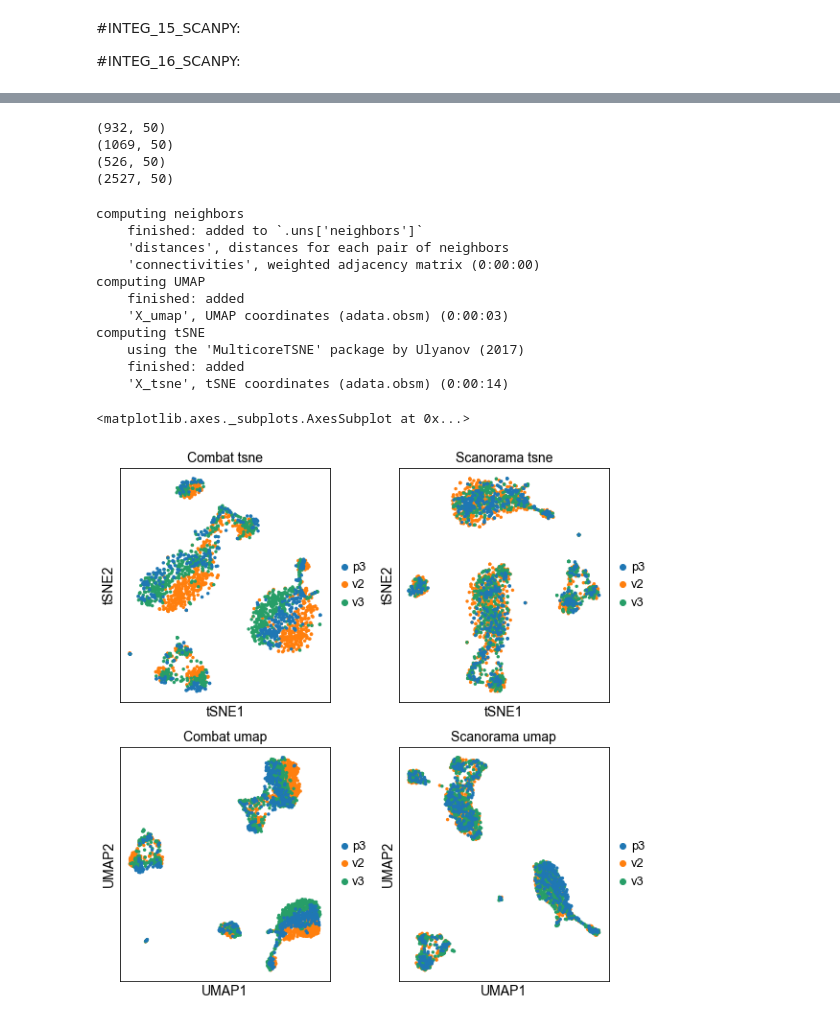
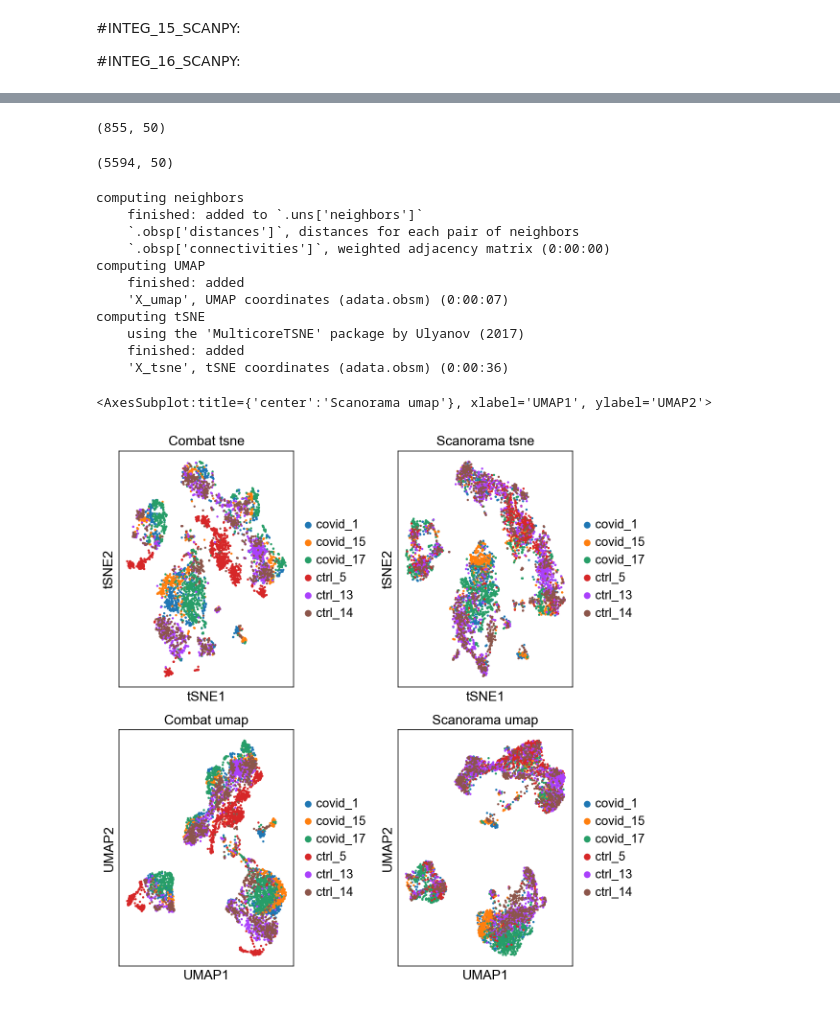
Before and after one commit to NBISweden/workshop-scRNAseq, a Jupyter notebook: labs/scanpy/scanpy_03_integration.ipynb, the cells around one changed output, grey strips where cells are left out. Saved outputs shown, nothing was run; the diff lists cells and outputs as text; code cells hidden in the pictures.

```diff
--- a/labs/scanpy/scanpy_03_integration.ipynb
+++ b/labs/scanpy/scanpy_03_integration.ipynb
@@ -21,7 +19,7 @@ scanpy==1.4.4.post1 anndata==0.6.22.post1 umap==0.3.7 numpy==1.17.3 scipy==1.3.1
 First need to load the QC filtered dataset and create individual adata objects per batch.
 # %%
 # Load the stored data object
-save_file = './data/scanpy_dr_3pbmc.h5ad'
+save_file = './data/results/scanpy_dr_covid.h5ad'
 adata = sc.read_h5ad(save_file)
 # %%
 print(adata.X.shape)
@@ -105,7 +106,7 @@ Overlap batch instersection and all: 0
 # %% [markdown]
 Select all genes that are variable in at least 2 datasets and use for remaining analysis.
 # %%
-var_select = adata2.var.highly_variable_nbatches > 1
+var_select = adata2.var.highly_variable_nbatches > 2
 var_genes = var_select.index[var_select]
 len(var_genes)
 # %% [output]
@@ -116,10 +117,10 @@ len(var_genes)
 First we need to create individual AnnData objects from each of the datasets.
 # %%
 # split per batch into new objects.
-batches = ['v2','v3','p3']
+batches = adata.obs['sample'].cat.categories.tolist()
 alldata = {}
 for batch in batches:
-    alldata[batch] = adata2[adata2.obs['lib_prep'] == batch,]
+    alldata[batch] = adata2[adata2.obs['sample'] == batch,]
 
 alldata
 # %% [output]
@@ -352,44 +370,44 @@ Processing datasets (0, 2)
+# %%
+#scanorama adds the corrected matrix to adata.obsm in each of the datasets in adatas.
+
+adatas[0].obsm['X_scanorama'].shape
+# %% [output]
+(855, 50)
 # %%
-# returns a list of 3 np.ndarrays with 50 columns.
+# Get all the integrated matrices.
+scanorama_int = [ad.obsm['X_scanorama'] for ad in adatas]
 
-print(scanorama[0].shape)
-print(scanorama[1].shape)
-print(scanorama[2].shape)
-
-# make inteo one matrix.
-all_s = np.concatenate(scanorama)
+# make into one matrix.
+all_s = np.concatenate(scanorama_int)
 print(all_s.shape)
 
 # add to the AnnData object
-adata.obsm["SC"] = all_s
+adata.obsm["Scanorama"] = all_s
 # %% [output]
-(932, 50)
-(1069, 50)
-(526, 50)
-(2527, 50)
+(5594, 50)
 # %%
 # tsne and umap
-sc.pp.neighbors(adata, n_pcs =50, use_rep = "SC")
+sc.pp.neighbors(adata, n_pcs =50, use_rep = "Scanorama")
 sc.tl.umap(adata)
-sc.tl.tsne(adata, n_pcs = 50, use_rep = "SC")
+sc.tl.tsne(adata, n_pcs = 50, use_rep = "Scanorama")
 # %% [output]
 computing neighbors
     finished: added to `.uns['neighbors']`
-    'distances', distances for each pair of neighbors
-    'connectivities', weighted adjacency matrix (0:00:00)
+    `.obsp['distances']`, distances for each pair of neighbors
+    `.obsp['connectivities']`, weighted adjacency matrix (0:00:00)
 computing UMAP
     finished: added
-    'X_umap', UMAP coordinates (adata.obsm) (0:00:03)
+    'X_umap', UMAP coordinates (adata.obsm) (0:00:07)
 computing tSNE
     using the 'MulticoreTSNE' package by Ulyanov (2017)
     finished: added
-    'X_tsne', tSNE coordinates (adata.obsm) (0:00:14)
+    'X_tsne', tSNE coordinates (adata.obsm) (0:00:36)
 # %%
 fig, axs = plt.subplots(2, 2, figsize=(8,8),constrained_layout=True)
-sc.pl.tsne(adata_combat, color="lib_prep", title="Combat tsne", ax=axs[0,0], show=False)
-sc.pl.tsne(adata, color="lib_prep", title="Scanorama tsne", ax=axs[0,1], show=False)
-sc.pl.umap(adata_combat, color="lib_prep", title="Combat umap", ax=axs[1,0], show=False)
-sc.pl.umap(adata, color="lib_prep", title="Scanorama umap", ax=axs[1,1], show=False)
+sc.pl.tsne(adata_combat, color="sample", title="Combat tsne", ax=axs[0,0], show=False)
+sc.pl.tsne(adata, color="sample", title="Scanorama tsne", ax=axs[0,1], show=False)
+sc.pl.umap(adata_combat, color="sample", title="Combat umap", ax=axs[1,0], show=False)
+sc.pl.umap(adata, color="sample", title="Scanorama umap", ax=axs[1,1], show=False)
 # %% [output]
-<matplotlib.axes._subplots.AxesSubplot at 0x...>
+<AxesSubplot:title={'center':'Scanorama umap'}, xlabel='UMAP1', ylabel='UMAP2'>
-[figure, old version]
+[figure, new version]
```
Also changed, not shown: parts of 19 cells of this notebook, 37 other files.
